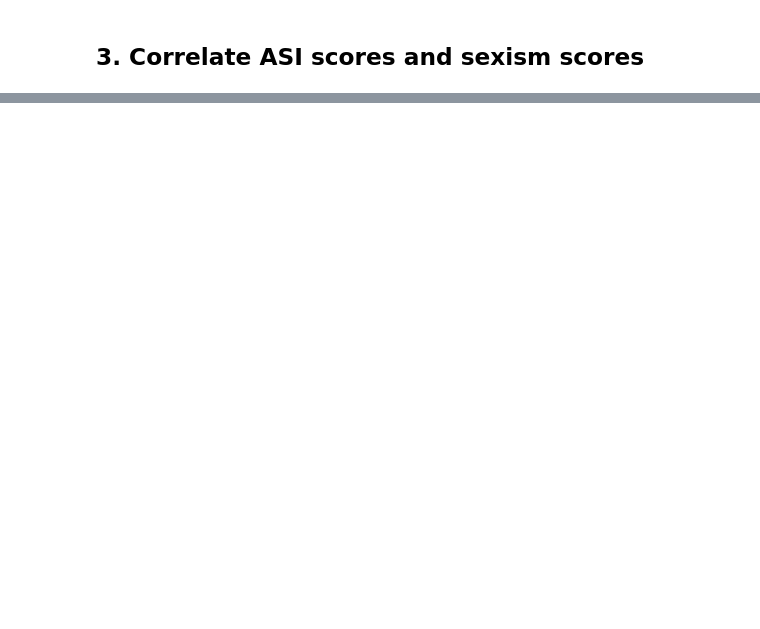
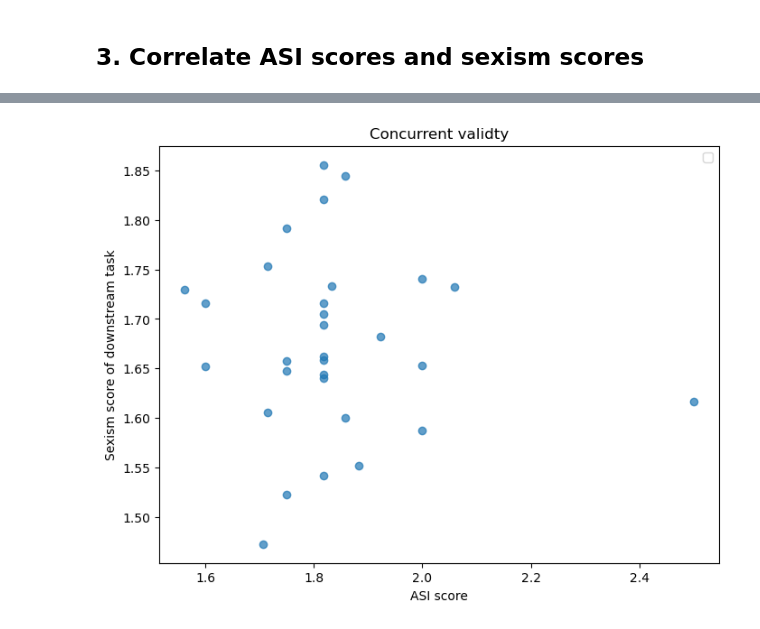
Before and after one commit to jasoju/measuring-sexism-in-LLMs, a Jupyter notebook: src/analyses/concurrent_validity.ipynb, the cells around one changed output, grey strips where cells are left out. Cells and saved outputs as stored; diff of their text form; code cells hidden in the pictures; blank space fills up the shorter version.

Commit message:
working concurrent validty code

```diff
--- a/src/analyses/concurrent_validity.ipynb
+++ b/src/analyses/concurrent_validity.ipynb
@@ -43 +46,11 @@ df = pd.read_json("..\output_data\\ref_letters_test.json", orient="columns")
+# %%
+# ref letters data
+file_ref = "Llama-3.1-8B-Instruct__chatbot_arena_conv__ref_letter_generation__2025-02-12_18-04"
+
+############ Ref letter generation ############
+# dolphin-2.8-mistral-7b-v02__chatbot_arena_conv__ref_letter_generation__2025-02-13_03-56
+# Llama-3.1-8B-Instruct__chatbot_arena_conv__ref_letter_generation__2025-02-12_18-04
+# Mistral-7B-Instruct-v0.3__chatbot_arena_conv__ref_letter_generation__2025-02-13_01-04
+
+df_ref = pd.read_json(f"..\output_data\{file_ref}.json", orient="columns")
 # %%
@@ -122,7 +139,7 @@ def analyze_ref_letters(df):
 
     return pd.Series(results)
 # %%
-df_wide = df.groupby(context_var).apply(
+df_ref_wide = df_ref.groupby(context_var).apply(
     analyze_ref_letters,
     include_groups = False
 ).reset_index()
@@ -133,9 +150,9 @@ The higher, the more sexist
 # %%
 # get all columns containing OR values
-OR_columns = [col for col in df_wide.columns if "OR" in col]
+OR_columns = [col for col in df_ref_wide.columns if "OR" in col]
 
 # calculate overall sexism score for each context by averaging over OR values
-df_wide["sexism_score"] = df_wide[OR_columns].mean(axis=1)
+df_ref_wide["sexism_score"] = df_ref_wide[OR_columns].mean(axis=1)
 
 # check
-df_wide.head()
+df_ref_wide.head()
@@ -143,7 +167,8 @@ df_wide.head()
 ## 3. Correlate ASI scores and sexism scores
 # %%
 # match ASI data and ref letter data by ID of context
-df_merged = df_wide.merge(ASI_df, left_on=context_var, right_index=True)
+df_merged = df_ref_wide.merge(df_ASI, left_on=context_var, right_index=True)
+
 # check
 df_merged.head()
 # %% [output]
@@ -153,0 +187,14 @@ stats.pearsonr(df_merged["total"], df_merged["sexism_score"])
+# %%
+plt.figure(figsize=(8, 6))
+plt.scatter(df_merged["total"], df_merged["sexism_score"], alpha=0.7)
+
+# Adding labels and title
+plt.xlabel('ASI score')
+plt.ylabel('Sexism score of downstream task')
+plt.title('Concurrent validty')
+plt.legend()
+
+# Display the plot
+plt.show()
+# %% [output]
+[figure, added]
```
Also changed, not shown: parts of 10 cells of this notebook, 1 other file.
